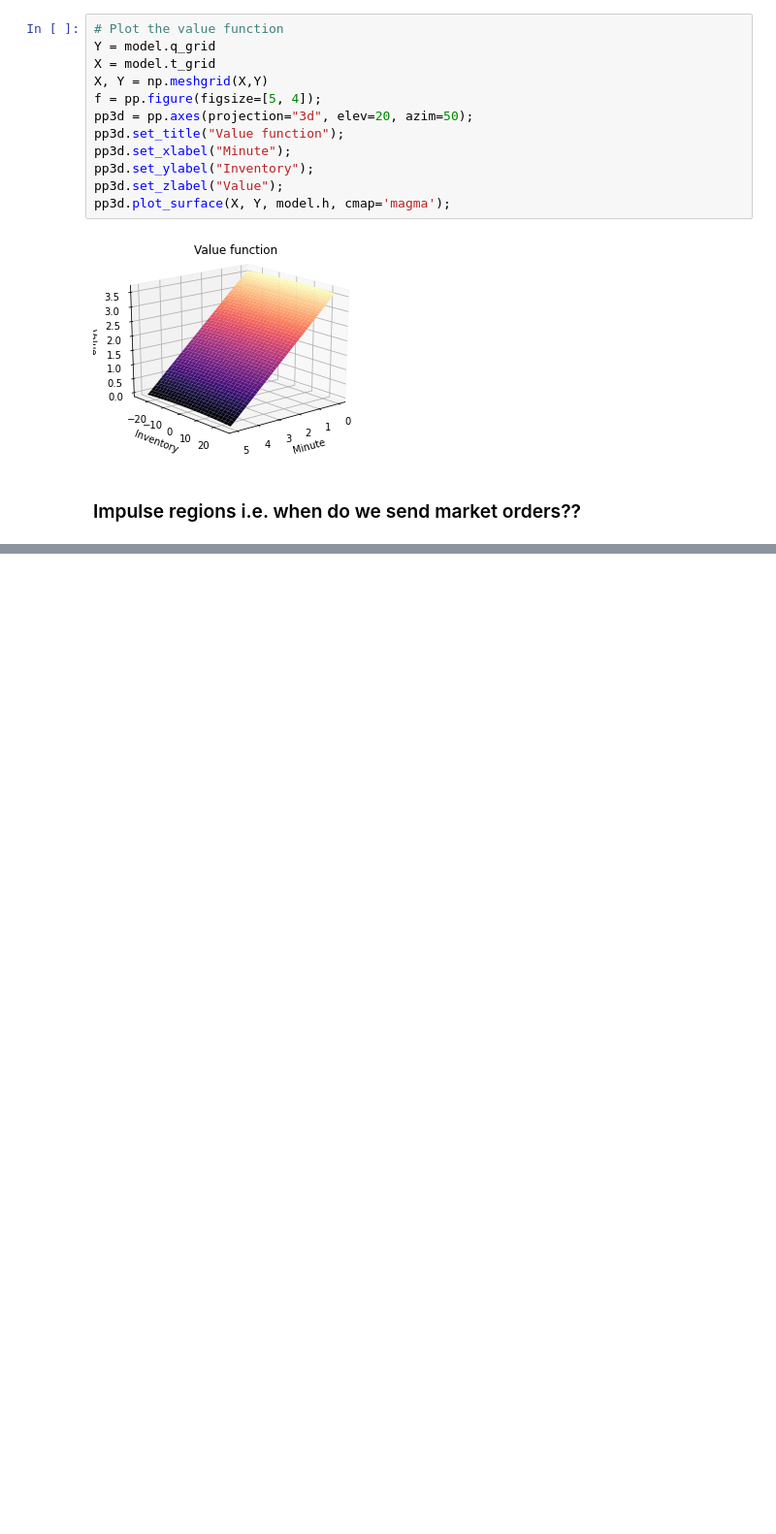
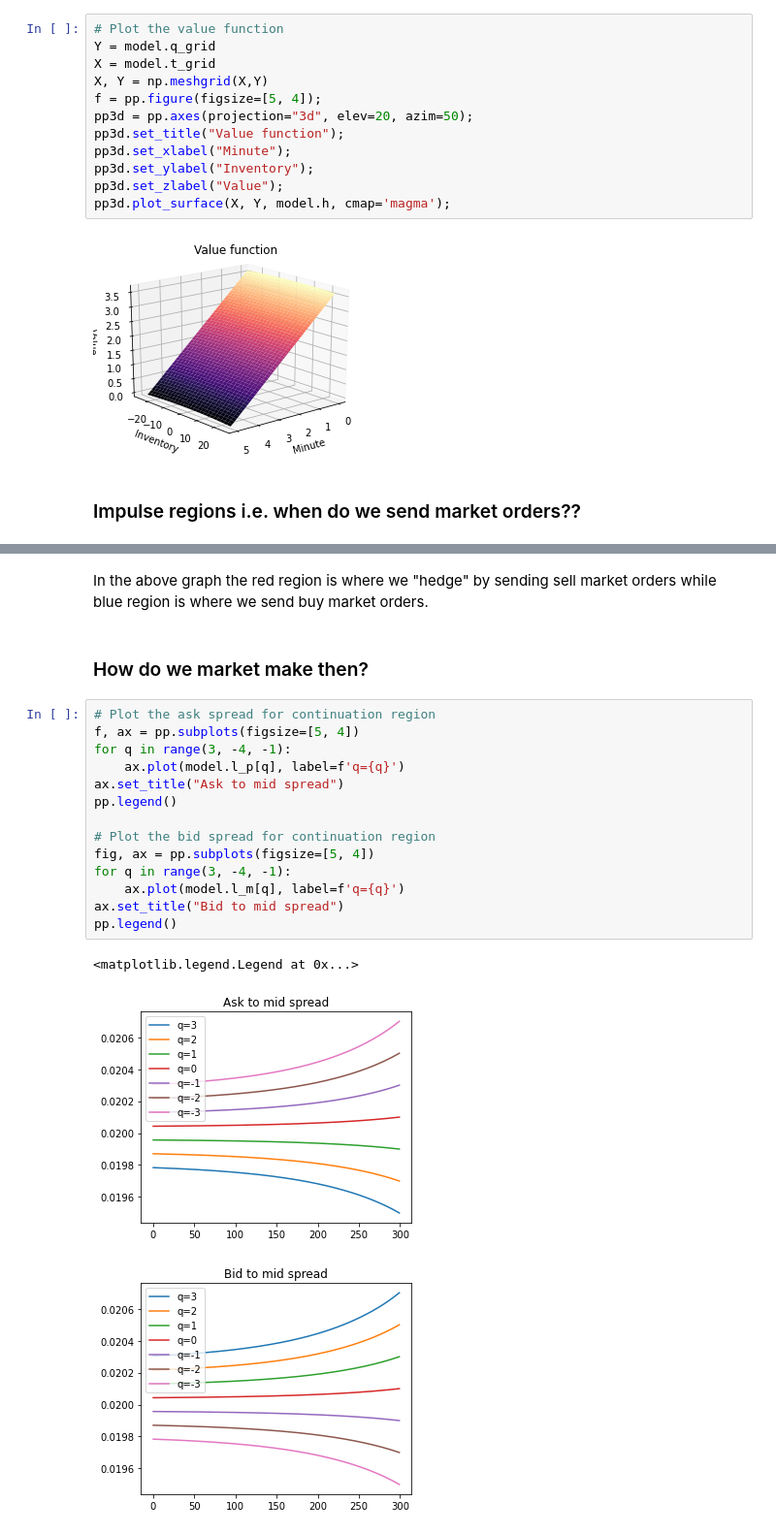
Before and after one commit to jshellen/HFT, a Jupyter notebook: notebook.ipynb, the cells around one changed output, grey strips where cells are left out. Shown at 97% size. Cells and saved outputs as stored; diff of their text form; blank space fills up the shorter version.

```diff
--- a/notebook.ipynb
+++ b/notebook.ipynb
@@ -132,0 +136,22 @@ IndentationError: unexpected indent (<ipython-input-6-9f80a317276c>, line 2)
+# %% [markdown]
+In the above graph the red region is where we "hedge" by sending sell market orders while blue region is where we send buy market orders.
+# %% [markdown]
+### How do we market make then?
+# %%
+# Plot the ask spread for continuation region
+f, ax = pp.subplots(figsize=[5, 4])
+for q in range(3, -4, -1):
+    ax.plot(model.l_p[q], label=f'q={q}')
+ax.set_title("Ask to mid spread")
+pp.legend()
+
+# Plot the bid spread for continuation region
+fig, ax = pp.subplots(figsize=[5, 4])
+for q in range(3, -4, -1):
+    ax.plot(model.l_m[q], label=f'q={q}')
+ax.set_title("Bid to mid spread")
+pp.legend()
+# %% [output]
+<matplotlib.legend.Legend at 0x...>
+[figure, added]
+[figure, added]
```
Also changed, not shown: parts of 2 cells of this notebook.
